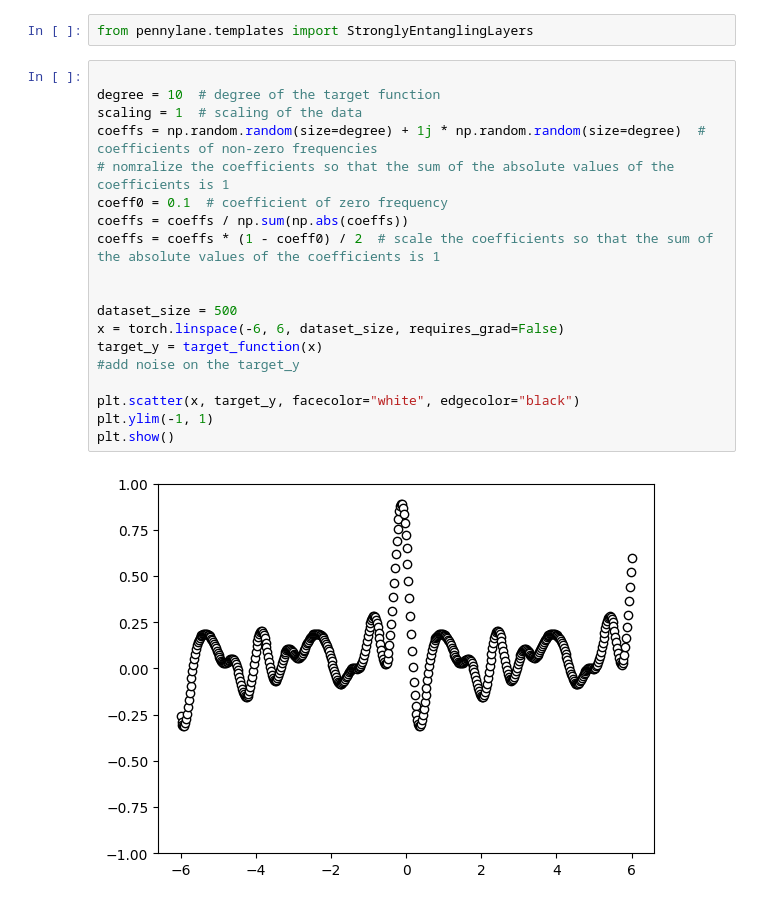
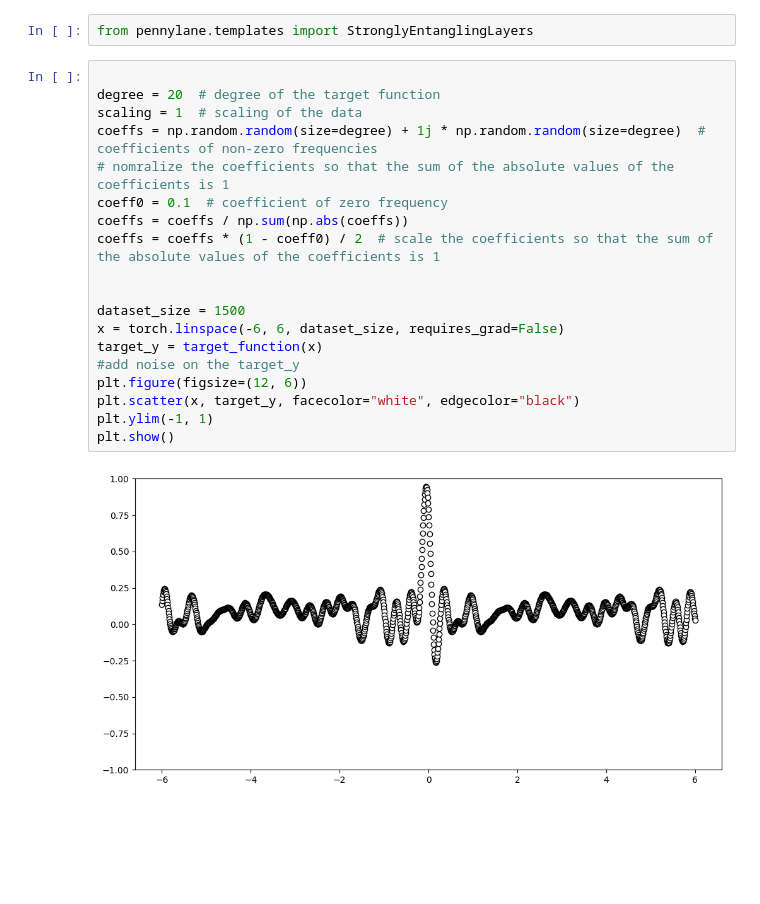
Before and after one commit to TiboADT/QML-Fourier-training, a Jupyter notebook: notebooks/Fourier.ipynb, the cells around one changed output. Cells and saved outputs as stored; diff of their text form; blank space fills up the shorter version.

```diff
--- a/notebooks/Fourier.ipynb
+++ b/notebooks/Fourier.ipynb
@@ -115,23 +115,23 @@ plt.close()
 from pennylane.templates import StronglyEntanglingLayers
 # %%
 
-degree = 10  # degree of the target function
+degree = 20  # degree of the target function
 scaling = 1  # scaling of the data
 coeffs = np.random.random(size=degree) + 1j * np.random.random(size=degree)  # coefficients of non-zero frequencies
 # nomralize the coefficients so that the sum of the absolute values of the coefficients is 1
 coeff0 = 0.1  # coefficient of zero frequency
 coeffs = coeffs / np.sum(np.abs(coeffs))
 coeffs = coeffs * (1 - coeff0) / 2  # scale the coefficients so that the sum of the absolute values of the coefficients is 1
 
 
-dataset_size = 500
+dataset_size = 1500
 x = torch.linspace(-6, 6, dataset_size, requires_grad=False)
 target_y = target_function(x)
 #add noise on the target_y
-
+plt.figure(figsize=(12, 6))
 plt.scatter(x, target_y, facecolor="white", edgecolor="black")
 plt.ylim(-1, 1)
 plt.show()
 # %% [output]
-[figure, old version]
+[figure, new version]
 # %%
```
Also changed, not shown: parts of 11 cells of this notebook, 3 other files.
